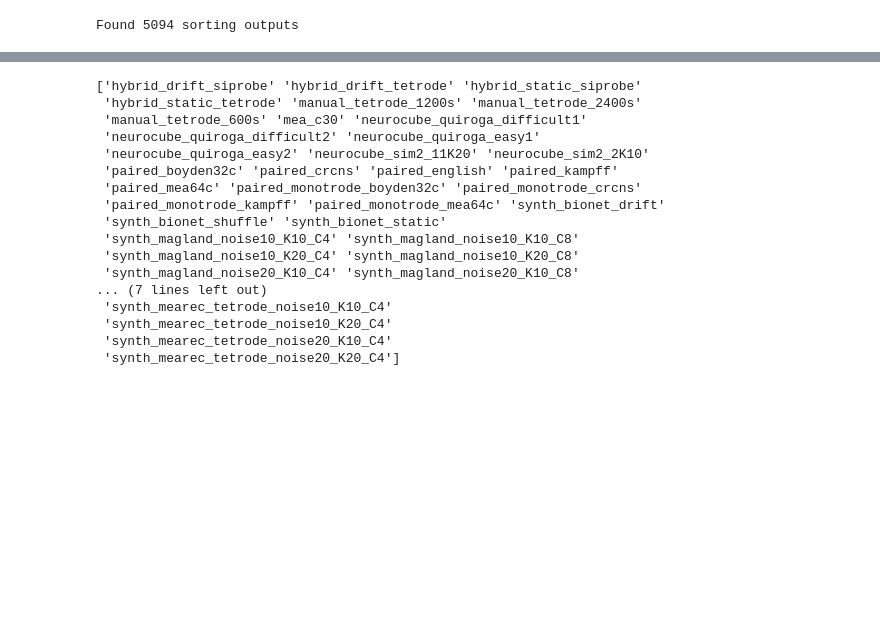
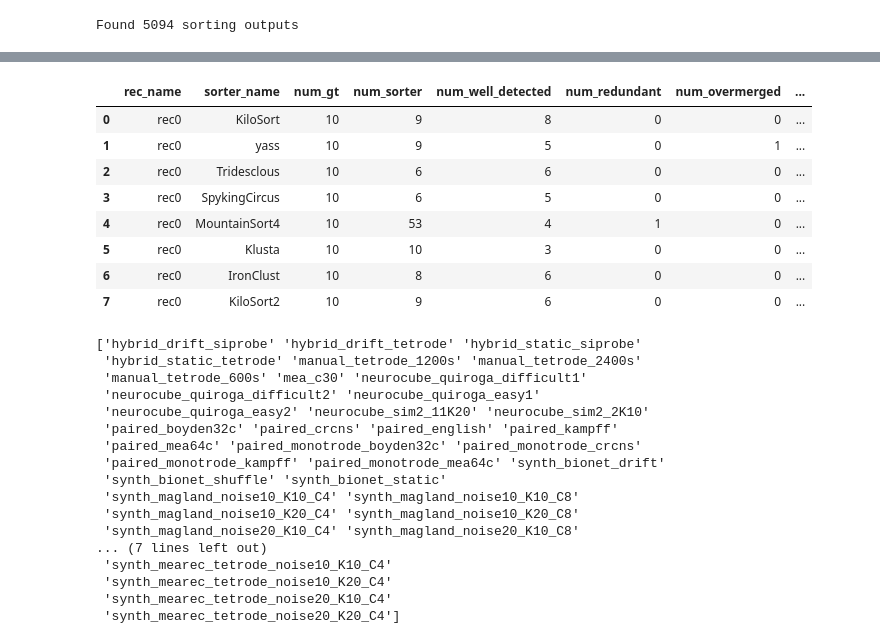
Before and after one commit to catubc/spikeinterface_yass, a Jupyter notebook: process_sf_results.ipynb, the cells around one changed output, grey strips where cells are left out. Saved outputs shown, nothing was run; the diff lists cells and outputs as text; code cells hidden in the pictures; blank space fills up the shorter version.

```diff
--- a/process_sf_results.ipynb
+++ b/process_sf_results.ipynb
@@ -79,0 +97,8 @@ WARNING: load_object() is deprecated. Use load_json() instead.
+# %%
+import pickle
+file_to_read = open("/mnt/adfe6e7b-b77b-4731-bc9e-e639667faba4/spikesorting/sorting_analysis/synth_mearec_neuronexus_noise10_K10_C32/006_synth/study.pkl", "rb")
+
+study = pickle.load(file_to_read)
+comparisons = study.comparisons
+dataframes = study.aggregate_dataframes()
+print (dataframes)
@@ -80,3 +123,15 @@ WARNING: load_object() is deprecated. Use load_json() instead.
+# %%
+dataframes['count_units']
+# %% [output]
+|  | rec_name | sorter_name | num_gt | num_sorter | num_well_detected | num_redundant | num_overmerged | ... |
+| 0 | rec0 | KiloSort | 10 | 9 | 8 | 0 | 0 | ... |
+| 1 | rec0 | yass | 10 | 9 | 5 | 0 | 1 | ... |
+| 2 | rec0 | Tridesclous | 10 | 6 | 6 | 0 | 0 | ... |
+| 3 | rec0 | SpykingCircus | 10 | 6 | 5 | 0 | 0 | ... |
+| 4 | rec0 | MountainSort4 | 10 | 53 | 4 | 1 | 0 | ... |
+| 5 | rec0 | Klusta | 10 | 10 | 3 | 0 | 0 | ... |
+| 6 | rec0 | IronClust | 10 | 8 | 6 | 0 | 0 | ... |
+| 7 | rec0 | KiloSort2 | 10 | 9 | 6 | 0 | 0 | ... |
 # %%
 
 # show all studies loaded by
```
Also changed, not shown: parts of 2 cells of this notebook, 1 other file.
